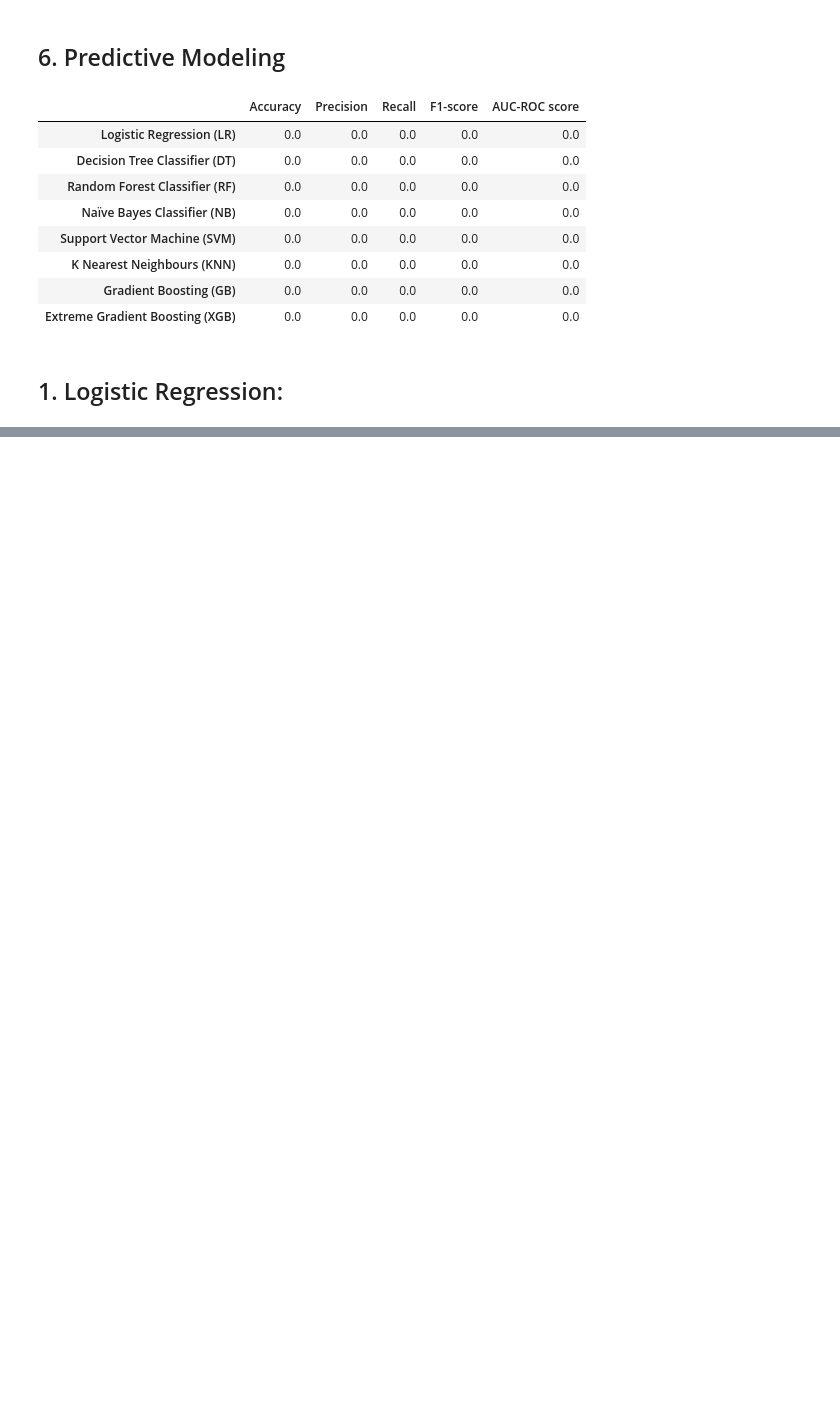
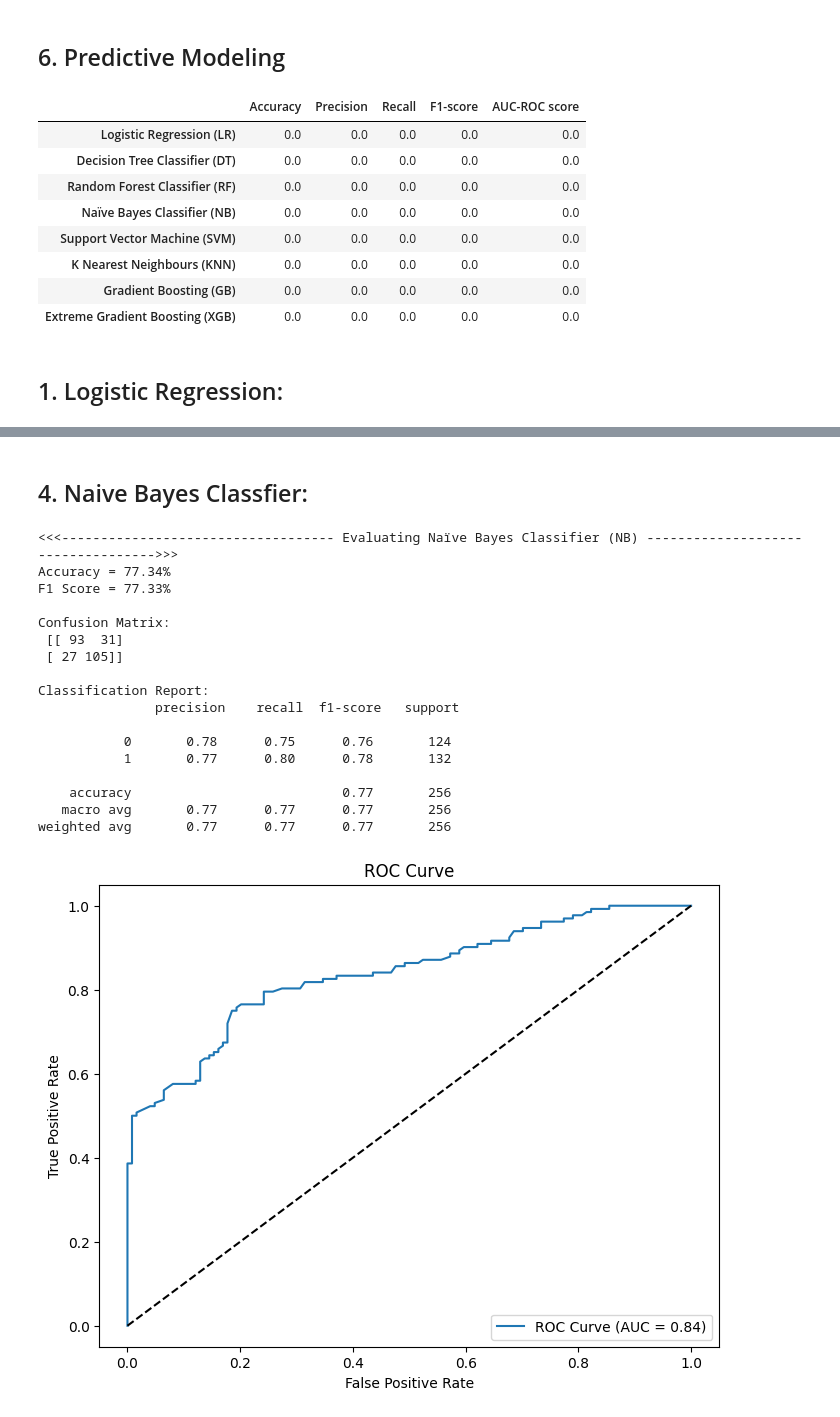
Before and after one commit to utkarshnaktode/insurance_claim_prediction, a Jupyter notebook: insurance_claim_prediction.ipynb, the cells around one changed output, grey strips where cells are left out. Cells and saved outputs as stored; diff of their text form; code cells hidden in the pictures; blank space fills up the shorter version.

```diff
--- a/insurance_claim_prediction.ipynb
+++ b/insurance_claim_prediction.ipynb
@@ -729,0 +897,35 @@ NameError: name 'auc_roc' is not defined
+# %% [markdown]
+## 4. Naive Bayes Classfier:
+# %%
+# Building Naive Bayes Classifier
+
+NB_model = BernoulliNB()
+
+params = {'alpha': [0.01, 0.1, 0.5, 1.0, 10.0]}
+cv = RepeatedStratifiedKFold(n_splits=10, n_repeats=3, random_state=1)
+
+RCV = RandomizedSearchCV(NB_model, params, n_iter=50, scoring='roc_auc', n_jobs=-1, cv=5, random_state=1)
+
+NB = RCV.fit(Train_X_std, Train_Y).best_estimator_
+pred = NB.predict(Test_X_std)
+pred_prob = NB.predict_proba(Test_X_std)
+Classification_Summary(pred,pred_prob,3)
+# %% [output]
+<<<----------------------------------- Evaluating Naïve Bayes Classifier (NB) ----------------------------------->>>
+Accuracy = 77.34%
+F1 Score = 77.33%
+
+Confusion Matrix:
+ [[ 93  31]
+ [ 27 105]]
+
+Classification Report:
+               precision    recall  f1-score   support
+
+           0       0.78      0.75      0.76       124
+           1       0.77      0.80      0.78       132
+
+    accuracy                           0.77       256
+   macro avg       0.77      0.77      0.77       256
+weighted avg       0.77      0.77      0.77       256
+[figure, added]
```
Also changed, not shown: parts of 25 cells of this notebook.
